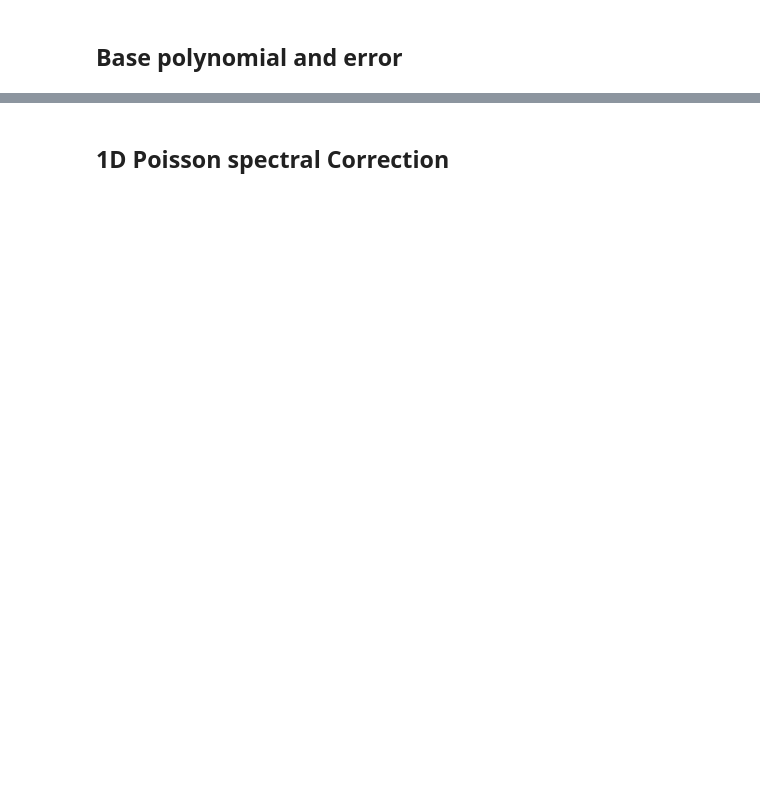
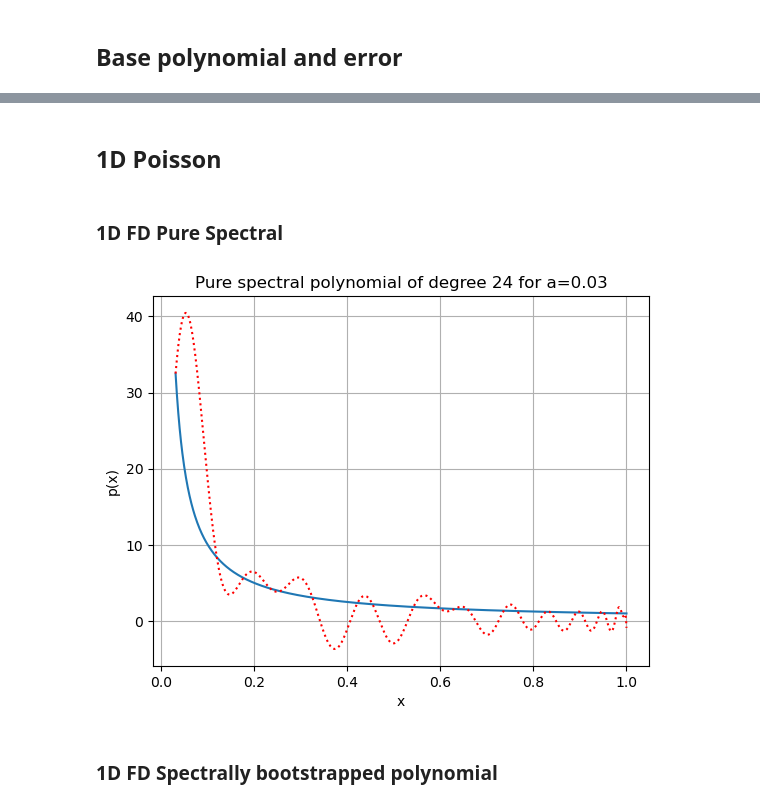
Before and after one commit to UW-ERSL/SpectralCorrectionQSVT, a Jupyter notebook: tutorial.ipynb, the cells around one changed output, grey strips where cells are left out. Saved outputs shown, nothing was run; the diff lists cells and outputs as text; code cells hidden in the pictures; blank space fills up the shorter version.

```diff
--- a/tutorial.ipynb
+++ b/tutorial.ipynb
@@ -74,5 +107,30 @@ plt.show()
 # %% [markdown]
-## 1D Poisson spectral Correction
+## 1D Poisson
+# %% [markdown]
+### 1D FD Pure Spectral
+# %%
+m = 3
+lam = eigs_1d_poisson(m)
+lam = lam/np.max(lam)/1.01
+kappa = 1/np.min(lam)
+nFactor = 3
+d = int(np.shape(lam)[0]*nFactor)
+sp = SpectralPolynomial(lam,n_factor=nFactor)
+poly = sp.poly(d)
+x = np.linspace(1/kappa, 1.0,1000)
+y  = 1/x
+plt.plot(x, y,'-')
+y = poly(x)
+plt.plot(x, y,'r:')
+plt.xlabel('x')
+plt.ylabel('p(x)')
+plt.title(f'Pure spectral polynomial of degree {d} for a={1/kappa:.2f}')
+plt.grid()
+plt.show()
+# %% [output]
+[figure, added]
+# %% [markdown]
+### 1D FD Spectrally bootstrapped polynomial
 # %%
 eps = 0.1
 m = 3
```
Also changed, not shown: parts of 19 cells of this notebook, 3 other files.
